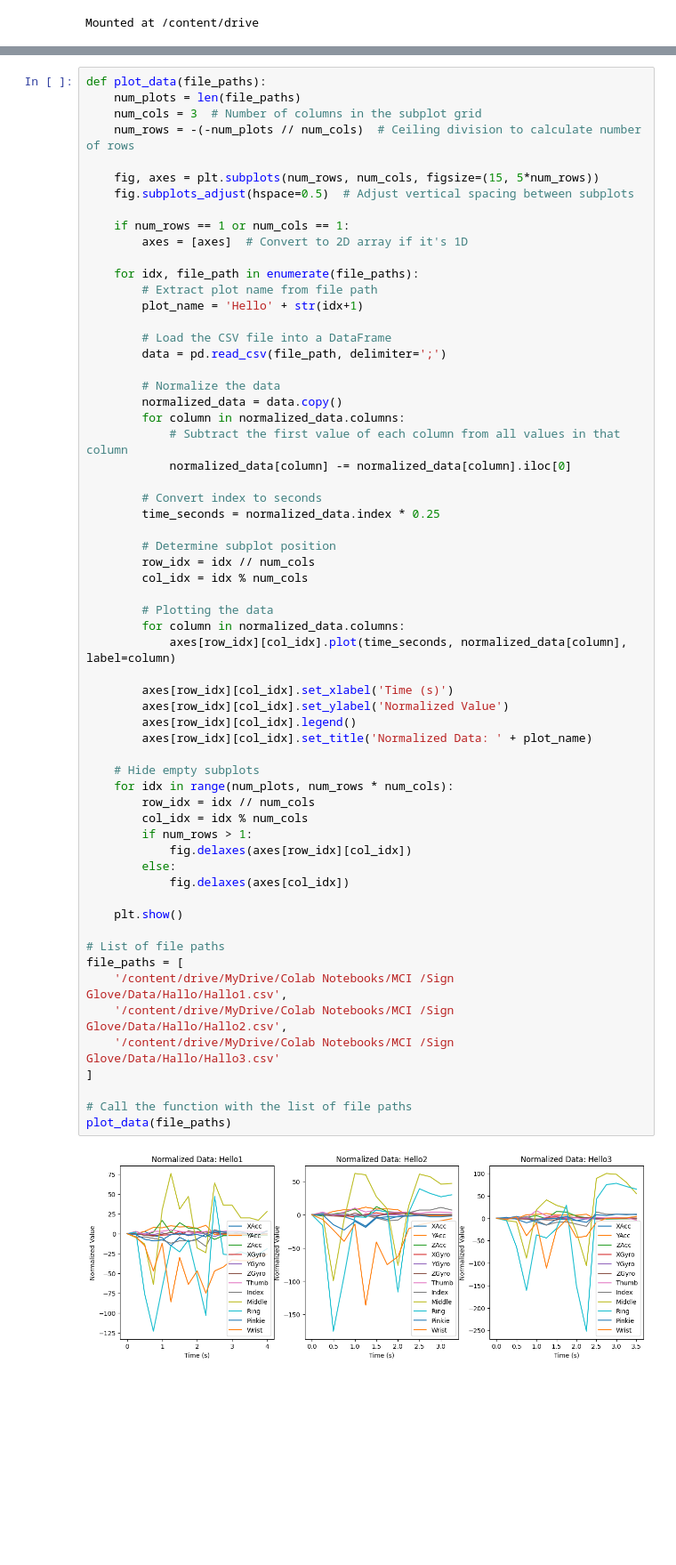
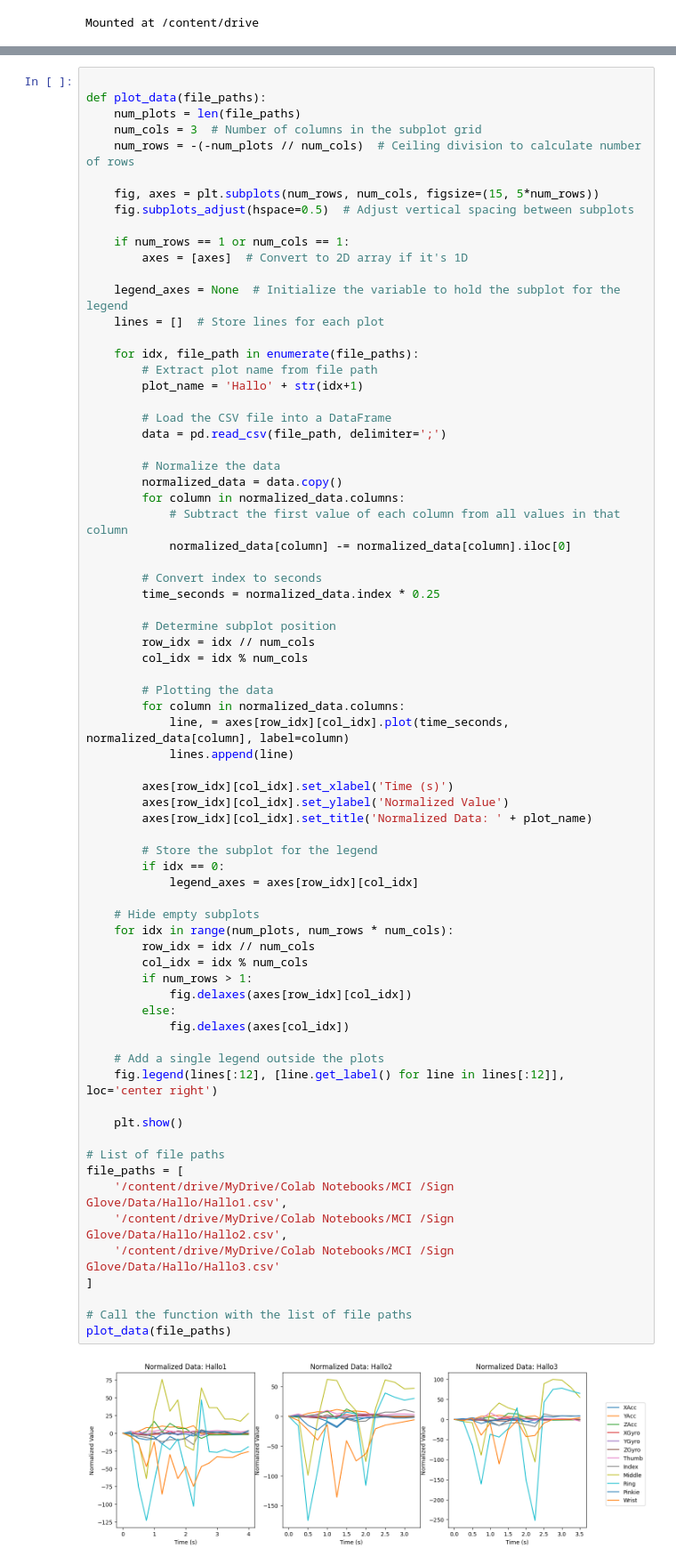
Before and after one commit to martina-adler/Student-Project-SignGlove, a Jupyter notebook: Plotting/Data_Plotting_Hallo.ipynb, the cells around one changed output, grey strips where cells are left out. Shown: that part at 89% size. Saved outputs shown, nothing was run; the diff lists cells and outputs as text; blank space fills up the shorter version.

```diff
--- a/Plotting/Data_Plotting_Hallo.ipynb
+++ b/Plotting/Data_Plotting_Hallo.ipynb
@@ -19,4 +19,5 @@ This code reads IMU data from CSV files, splits the data into separate columns f
 # %%
+
 def plot_data(file_paths):
     num_plots = len(file_paths)
     num_cols = 3  # Number of columns in the subplot grid
@@ -28,9 +29,12 @@ def plot_data(file_paths):
     if num_rows == 1 or num_cols == 1:
         axes = [axes]  # Convert to 2D array if it's 1D
 
+    legend_axes = None  # Initialize the variable to hold the subplot for the legend
+    lines = []  # Store lines for each plot
+
     for idx, file_path in enumerate(file_paths):
         # Extract plot name from file path
-        plot_name = 'Hello' + str(idx+1)
+        plot_name = 'Hallo' + str(idx+1)
 
         # Load the CSV file into a DataFrame
         data = pd.read_csv(file_path, delimiter=';')
@@ -49,33 +53,40 @@ def plot_data(file_paths):
         col_idx = idx % num_cols
 
         # Plotting the data
         for column in normalized_data.columns:
-            axes[row_idx][col_idx].plot(time_seconds, normalized_data[column], label=column)
+            line, = axes[row_idx][col_idx].plot(time_seconds, normalized_data[column], label=column)
+            lines.append(line)
 
         axes[row_idx][col_idx].set_xlabel('Time (s)')
         axes[row_idx][col_idx].set_ylabel('Normalized Value')
-        axes[row_idx][col_idx].legend()
         axes[row_idx][col_idx].set_title('Normalized Data: ' + plot_name)
+
+        # Store the subplot for the legend
+        if idx == 0:
+            legend_axes = axes[row_idx][col_idx]
 
     # Hide empty subplots
     for idx in range(num_plots, num_rows * num_cols):
         row_idx = idx // num_cols
         col_idx = idx % num_cols
         if num_rows > 1:
             fig.delaxes(axes[row_idx][col_idx])
         else:
             fig.delaxes(axes[col_idx])
+
+    # Add a single legend outside the plots
+    fig.legend(lines[:12], [line.get_label() for line in lines[:12]], loc='center right')
 
     plt.show()
 
 # List of file paths
 file_paths = [
     '/content/drive/MyDrive/Colab Notebooks/MCI /Sign Glove/Data/Hallo/Hallo1.csv',
     '/content/drive/MyDrive/Colab Notebooks/MCI /Sign Glove/Data/Hallo/Hallo2.csv',
     '/content/drive/MyDrive/Colab Notebooks/MCI /Sign Glove/Data/Hallo/Hallo3.csv'
 ]
 
 # Call the function with the list of file paths
 plot_data(file_paths)
 # %% [output]
-[figure, old version]
+[figure, new version]
```
Also changed, not shown: parts of 2 cells of this notebook, 2 other files.
